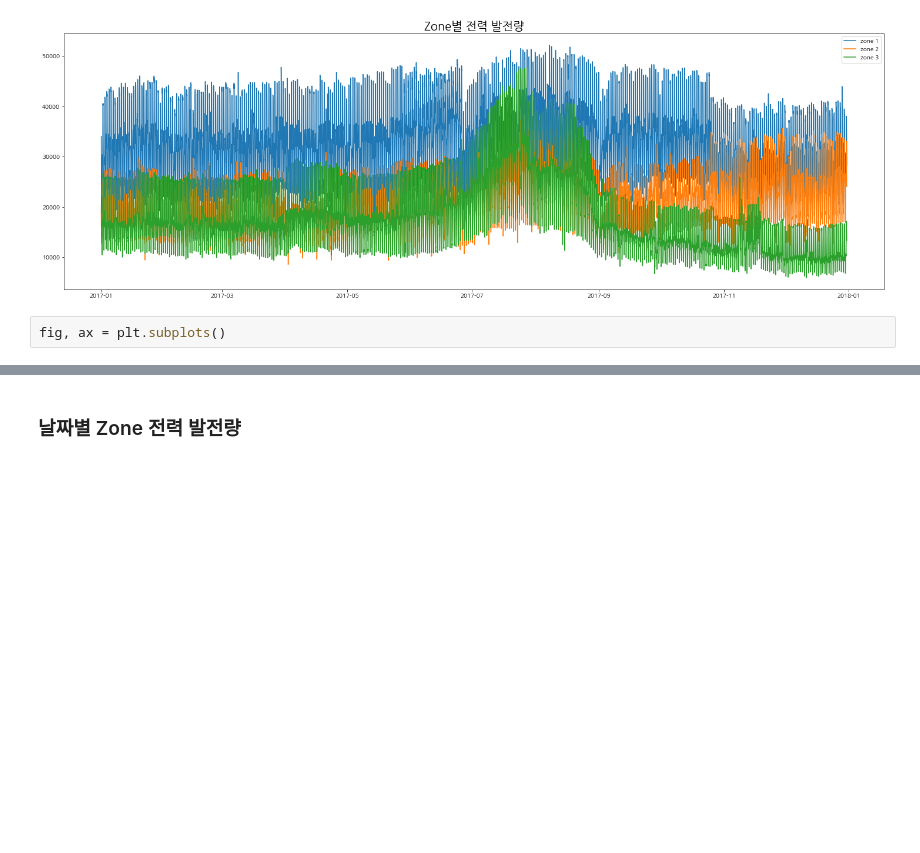
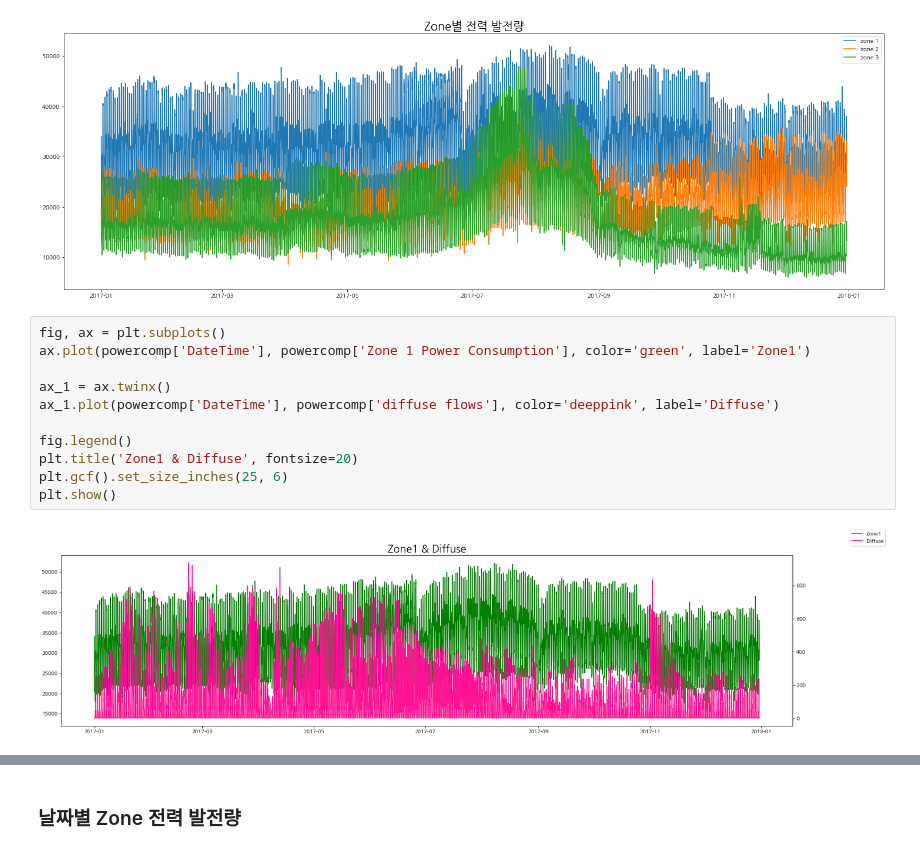
Before and after one commit to seonydg/ml-electricity-generation-forecast, a Jupyter notebook: electricity-generation-forecast.ipynb, the cells around one changed output, grey strips where cells are left out. Drawn from its saved outputs; the diff is of its cells as text; blank space fills up the shorter version.

```diff
--- a/electricity-generation-forecast.ipynb
+++ b/electricity-generation-forecast.ipynb
@@ -123,5 +123,16 @@ plt.title('Zone별 전력 발전량', fontsize=20)
 plt.show()
 # %% [output]
 [figure]
-# %%
-fig, ax = plt.subplots()
+# %%
+fig, ax = plt.subplots()
+ax.plot(powercomp['DateTime'], powercomp['Zone 1 Power Consumption'], color='green', label='Zone1')
+
+ax_1 = ax.twinx()
+ax_1.plot(powercomp['DateTime'], powercomp['diffuse flows'], color='deeppink', label='Diffuse')
+
+fig.legend()
+plt.title('Zone1 & Diffuse', fontsize=20)
+plt.gcf().set_size_inches(25, 6)
+plt.show()
+# %% [output]
+[figure, added]
```
Also changed, not shown: parts of 33 cells of this notebook.
